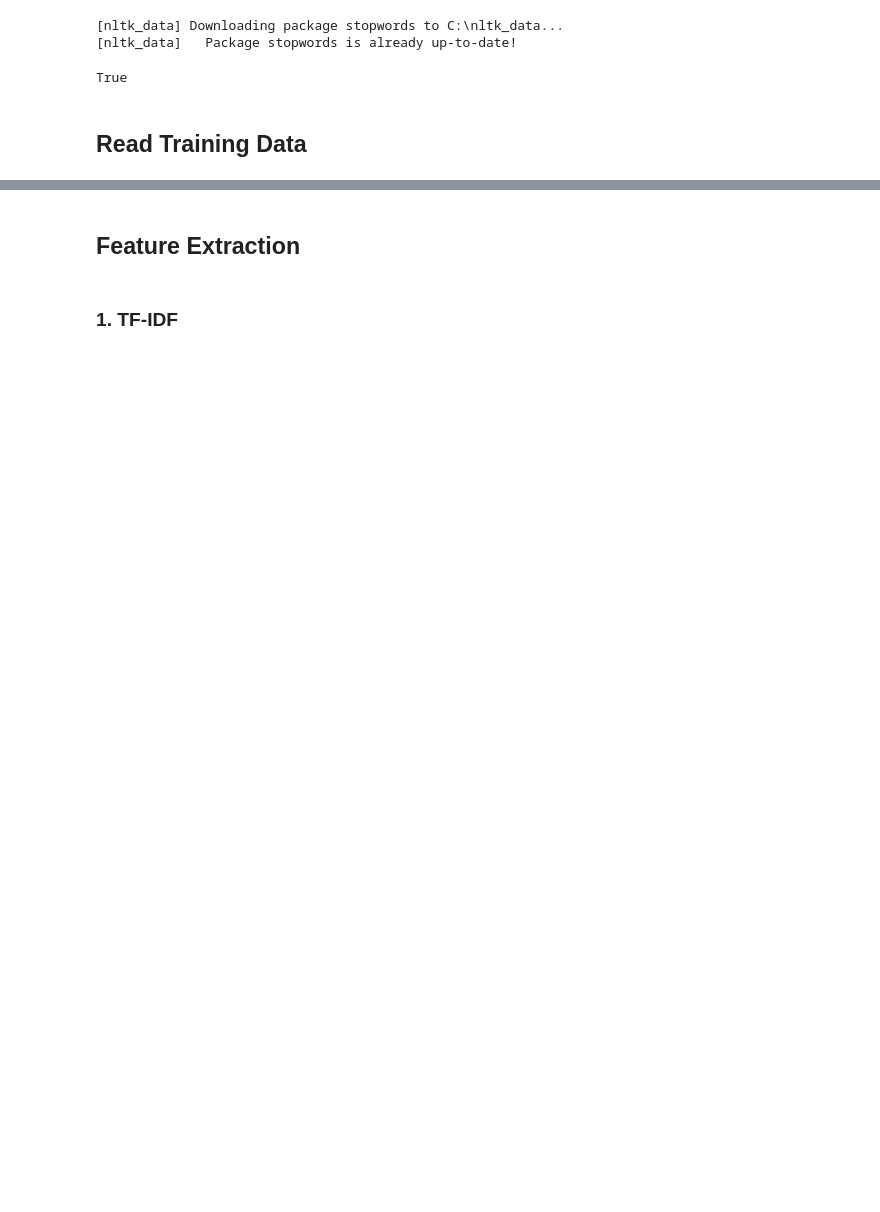
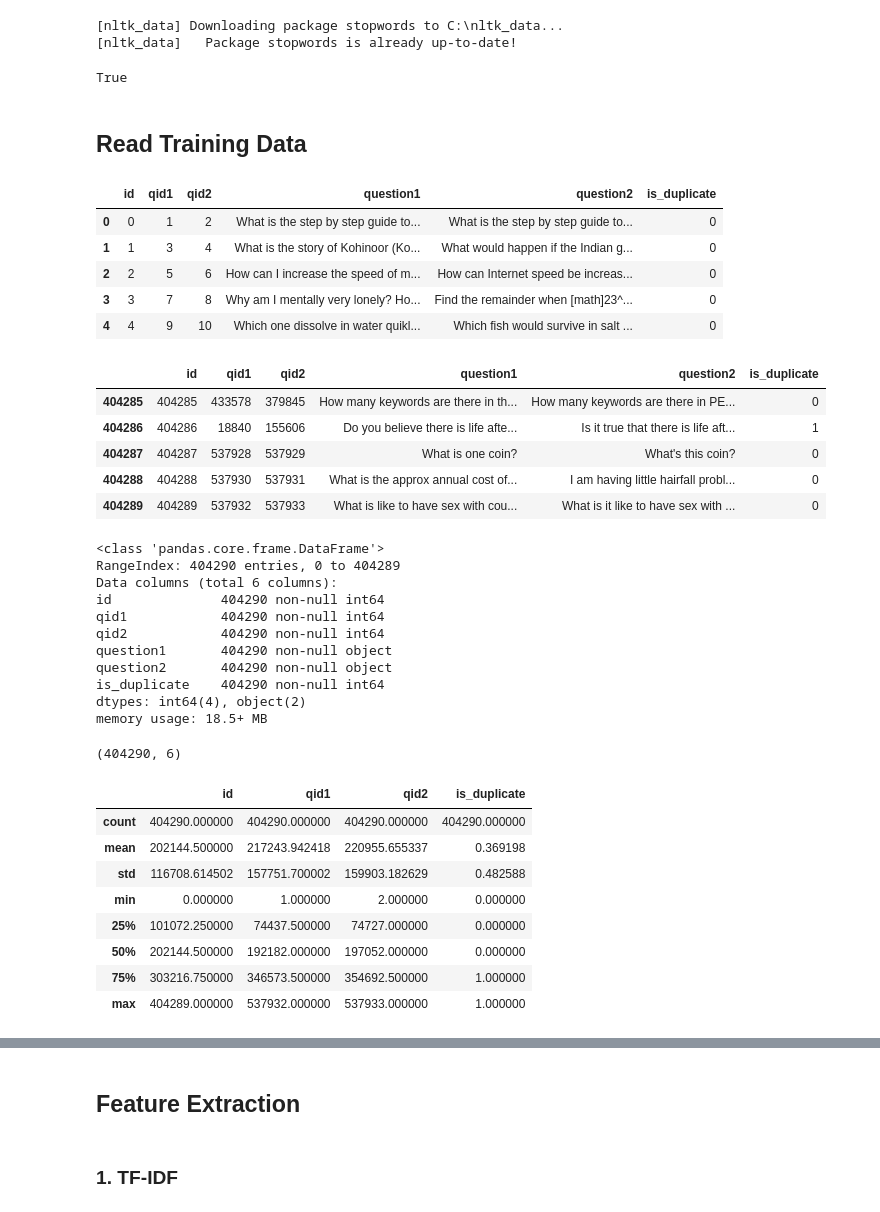
Before and after one commit to bwputman/266-project, a Jupyter notebook: Quora_dup_detection.ipynb, the cells around one changed output, grey strips where cells are left out. Saved outputs shown, nothing was run; the diff lists cells and outputs as text; code cells hidden in the pictures; blank space fills up the shorter version.

Commit message:
1) Add duplicated Qid 2) re-run the the notebook

```diff
--- a/Quora_dup_detection.ipynb
+++ b/Quora_dup_detection.ipynb
@@ -89,3 +89,43 @@ import plotly.graph_objs as go
 init_notebook_mode(connected= True)
 # %%
 df = pd.read_csv("./data/train.csv", encoding='utf-8').fillna("")
+# %%
+df.head()
+df.tail()
+df.info()
+df.shape
+df.describe()
+# %% [output]
+|  | id | qid1 | qid2 | question1 | question2 | is_duplicate |
+| 0 | 0 | 1 | 2 | What is the step by step guide to... | What is the step by step guide to... | 0 |
+| 1 | 1 | 3 | 4 | What is the story of Kohinoor (Ko... | What would happen if the Indian g... | 0 |
+| 2 | 2 | 5 | 6 | How can I increase the speed of m... | How can Internet speed be increas... | 0 |
+| 3 | 3 | 7 | 8 | Why am I mentally very lonely? Ho... | Find the remainder when [math]23^... | 0 |
+| 4 | 4 | 9 | 10 | Which one dissolve in water quikl... | Which fish would survive in salt ... | 0 |
+|  | id | qid1 | qid2 | question1 | question2 | is_duplicate |
+| 404285 | 404285 | 433578 | 379845 | How many keywords are there in th... | How many keywords are there in PE... | 0 |
+| 404286 | 404286 | 18840 | 155606 | Do you believe there is life afte... | Is it true that there is life aft... | 1 |
+| 404287 | 404287 | 537928 | 537929 | What is one coin? | What's this coin? | 0 |
+| 404288 | 404288 | 537930 | 537931 | What is the approx annual cost of... | I am having little hairfall probl... | 0 |
+| 404289 | 404289 | 537932 | 537933 | What is like to have sex with cou... | What is it like to have sex with ... | 0 |
+<class 'pandas.core.frame.DataFrame'>
+RangeIndex: 404290 entries, 0 to 404289
+Data columns (total 6 columns):
+id              404290 non-null int64
+qid1            404290 non-null int64
+qid2            404290 non-null int64
+question1       404290 non-null object
+question2       404290 non-null object
+is_duplicate    404290 non-null int64
+dtypes: int64(4), object(2)
+memory usage: 18.5+ MB
+(404290, 6)
+|  | id | qid1 | qid2 | is_duplicate |
+| count | 404290.000000 | 404290.000000 | 404290.000000 | 404290.000000 |
+| mean | 202144.500000 | 217243.942418 | 220955.655337 | 0.369198 |
+| std | 116708.614502 | 157751.700002 | 159903.182629 | 0.482588 |
+| min | 0.000000 | 1.000000 | 2.000000 | 0.000000 |
+| 25% | 101072.250000 | 74437.500000 | 74727.000000 | 0.000000 |
+| 50% | 202144.500000 | 192182.000000 | 197052.000000 | 0.000000 |
+| 75% | 303216.750000 | 346573.500000 | 354692.500000 | 1.000000 |
+| max | 404289.000000 | 537932.000000 | 537933.000000 | 1.000000 |
```
Also changed, not shown: parts of 25 cells of this notebook.
